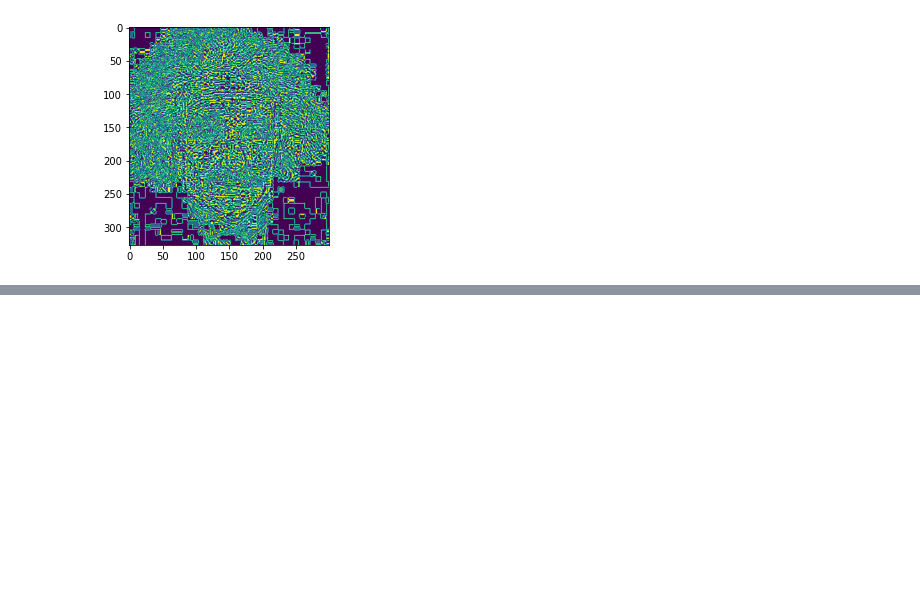
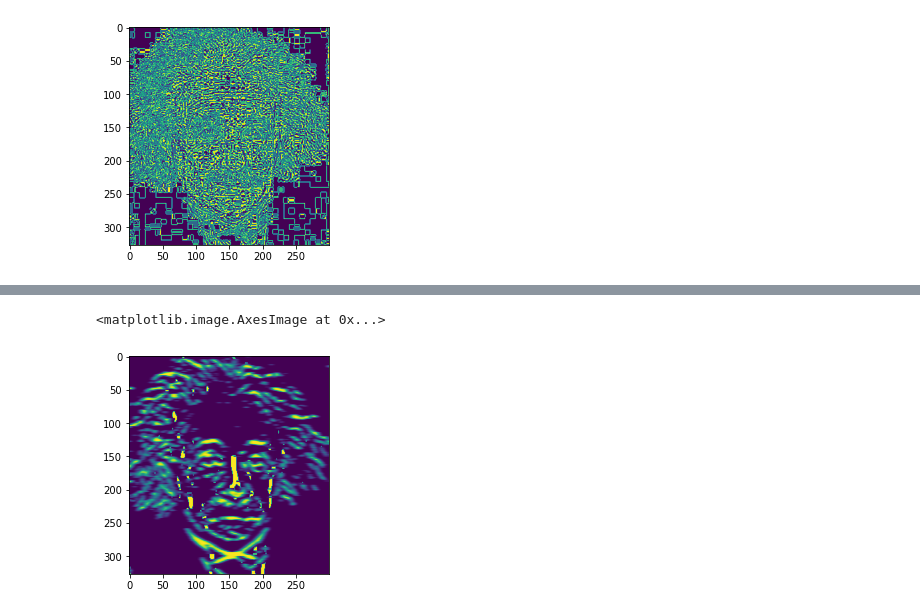
Before and after one commit to collinskatie/motion_without_movement, a Jupyter notebook: simple_filter.ipynb, the cells around one changed output, grey strips where cells are left out. Cells and saved outputs as stored; diff of their text form; code cells hidden in the pictures; blank space fills up the shorter version.

```diff
--- a/simple_filter.ipynb
+++ b/simple_filter.ipynb
@@ -119,0 +167,9 @@ for x in range(img.shape[0])
+# %%
+from scipy.ndimage import gaussian_laplace
+
+transf_img =  gaussian_laplace(img, sigma=3) # help from: https://docs.scipy.org/doc/scipy/reference/generated/scipy.signal.hilbert.html
+
+plt.imshow(transf_img)
+# %% [output]
+<matplotlib.image.AxesImage at 0x...>
+[figure, added]
```
Also changed, not shown: parts of 6 cells of this notebook.
